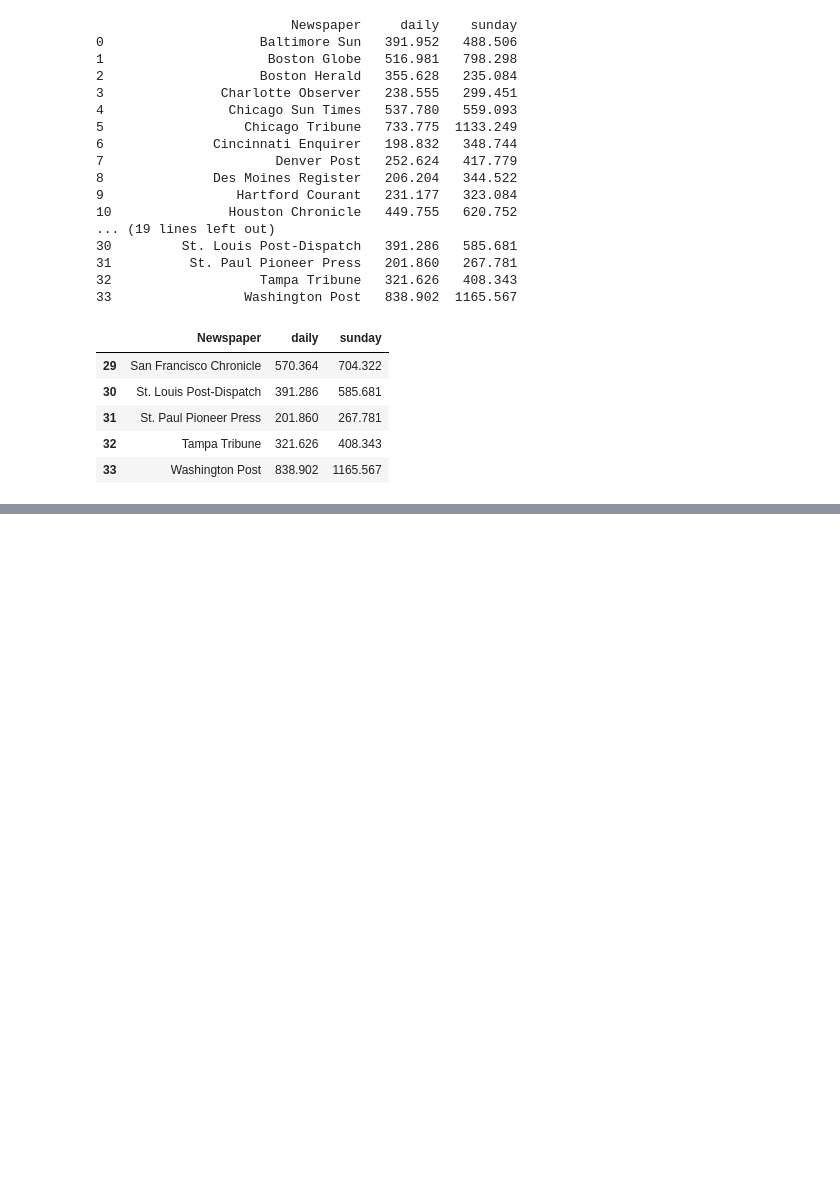
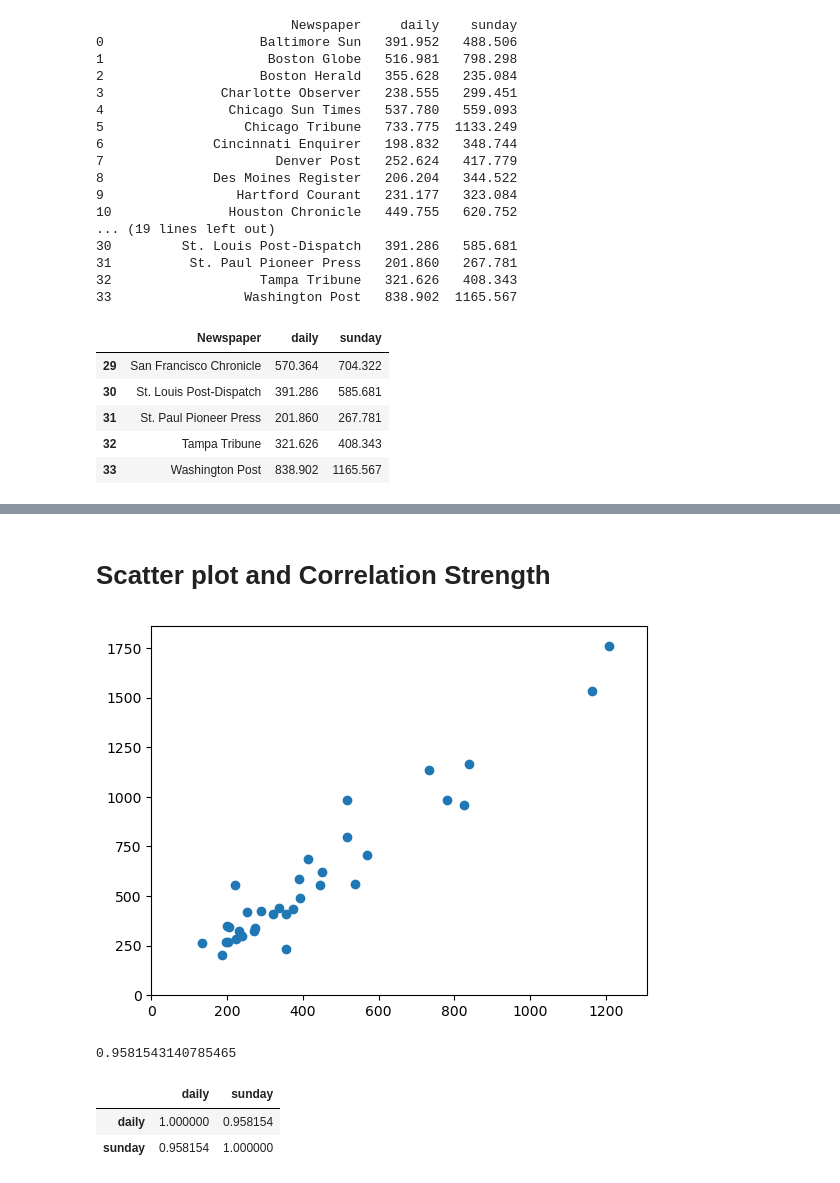
Before and after one commit to KaranamRavindranath/aiml_ravi, a Jupyter notebook: LR1.ipynb, the cells around one changed output, grey strips where cells are left out. Saved outputs shown, nothing was run; the diff lists cells and outputs as text; code cells hidden in the pictures; blank space fills up the shorter version.

```diff
--- a/LR1.ipynb
+++ b/LR1.ipynb
@@ -36,0 +90,21 @@ data.tail()
+# %% [markdown]
+# Scatter plot and Correlation Strength
+# %%
+x = data["daily"]
+y = data["sunday"]
+plt.scatter(data["daily"], data["sunday"])
+plt.xlim(0, max(x) + 100)
+plt.ylim(0, max(y) + 100)
+plt.show()
+# %% [output]
+[figure, added]
+# %%
+data["daily"].corr(data["sunday"])
+# %% [output]
+0.9581543140785465
+# %%
+data[["daily","sunday"]].corr()
+# %% [output]
+|  | daily | sunday |
+| daily | 1.000000 | 0.958154 |
+| sunday | 0.958154 | 1.000000 |
```
Also changed, not shown: parts of 11 cells of this notebook.
